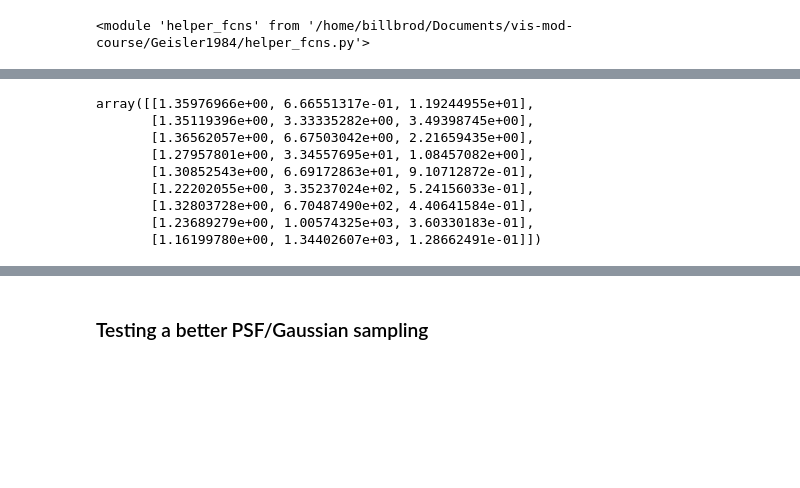
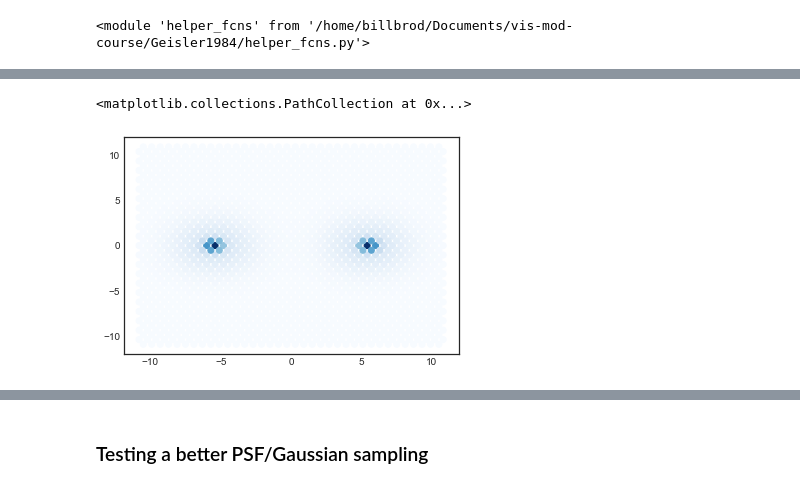
Before and after one commit to WinawerLab/vis-mod-course, a Jupyter notebook: Geisler1984/Geisler1984.ipynb, the cells around one changed output, grey strips where cells are left out. Drawn from its saved outputs; the diff is of its cells as text; code cells hidden in the pictures; blank space fills up the shorter version.

```diff
--- a/Geisler1984/Geisler1984.ipynb
+++ b/Geisler1984/Geisler1984.ipynb
@@ -231,12 +216,7 @@ Interpolated delta theta 0.3706331696240981
-# %%
-solts
-# %% [output]
-array([[1.35976966e+00, 6.66551317e-01, 1.19244955e+01],
-       [1.35119396e+00, 3.33335282e+00, 3.49398745e+00],
-       [1.36562057e+00, 6.67503042e+00, 2.21659435e+00],
-       [1.27957801e+00, 3.34557695e+01, 1.08457082e+00],
-       [1.30852543e+00, 6.69172863e+01, 9.10712872e-01],
-       [1.22202055e+00, 3.35237024e+02, 5.24156033e-01],
-       [1.32803728e+00, 6.70487490e+02, 4.40641584e-01],
-       [1.23689279e+00, 1.00574325e+03, 3.60330183e-01],
-       [1.16199780e+00, 1.34402607e+03, 1.28662491e-01]])
+# %%
+dprime, N, recs, a, b = hf.resolution_task(11, .01, True)
+# %%
+plt.scatter(recs[:, 0], recs[:, 1], c=b, cmap='Blues')
+# %% [output]
+<matplotlib.collections.PathCollection at 0x...>
+[figure, added]
```
Also changed, not shown: parts of 4 cells of this notebook, 1 other file.
